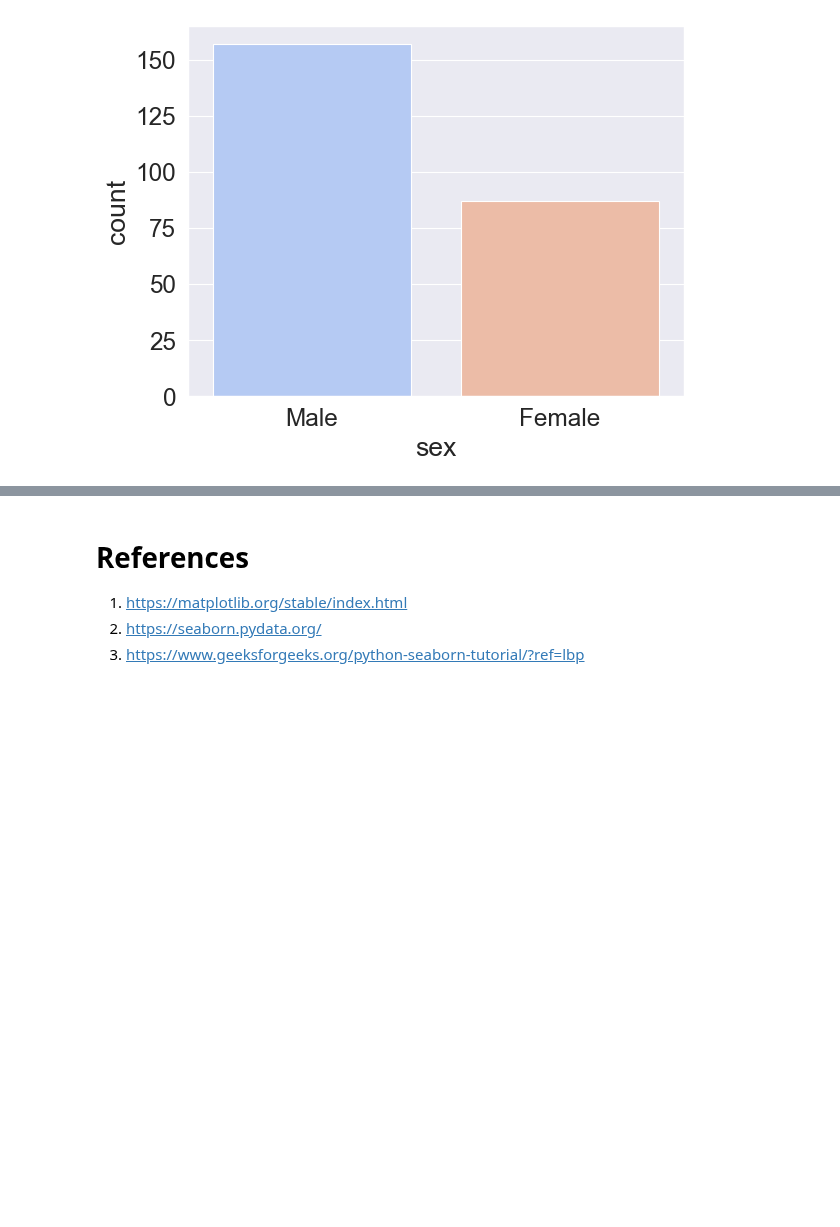
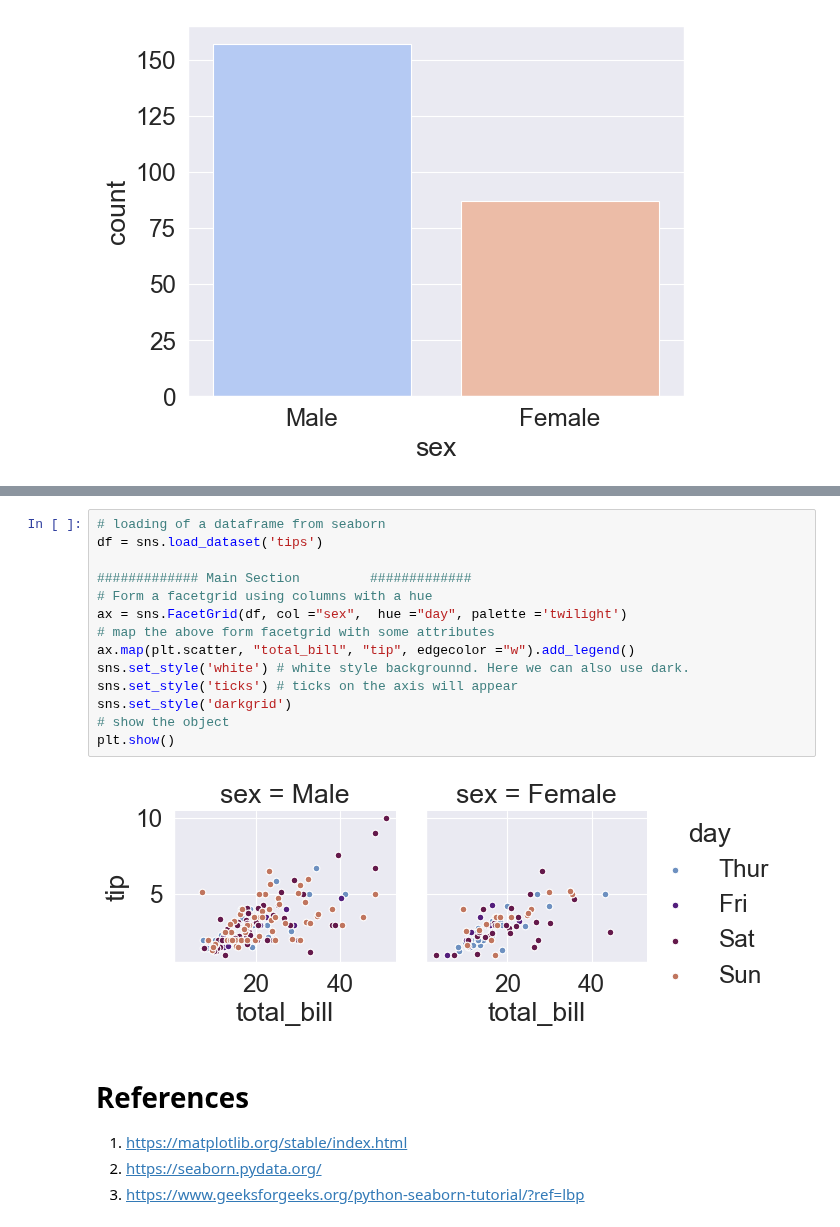
Before and after one commit to arunp77/Python-programming, a Jupyter notebook: Python-fundamental/Matplotlib.ipynb, the cells around one changed output, grey strips where cells are left out. Drawn from its saved outputs; the diff is of its cells as text; blank space fills up the shorter version.

```diff
--- a/Python-fundamental/Matplotlib.ipynb
+++ b/Python-fundamental/Matplotlib.ipynb
@@ -1420,3 +1485,19 @@ For reference, check [Seaborn color palette](https://seaborn.pydata.org/generate
+# %%
+# loading of a dataframe from seaborn
+df = sns.load_dataset('tips')
+
+############# Main Section         #############
+# Form a facetgrid using columns with a hue
+ax = sns.FacetGrid(df, col ="sex",  hue ="day", palette ='twilight')
+# map the above form facetgrid with some attributes
+ax.map(plt.scatter, "total_bill", "tip", edgecolor ="w").add_legend()
+sns.set_style('white') # white style backgrounnd. Here we can also use dark.
+sns.set_style('ticks') # ticks on the axis will appear
+sns.set_style('darkgrid')
+# show the object
+plt.show()
+# %% [output]
+[figure, added]
 # %% [markdown]
 # References
 
```
Also changed, not shown: parts of 15 cells of this notebook.
